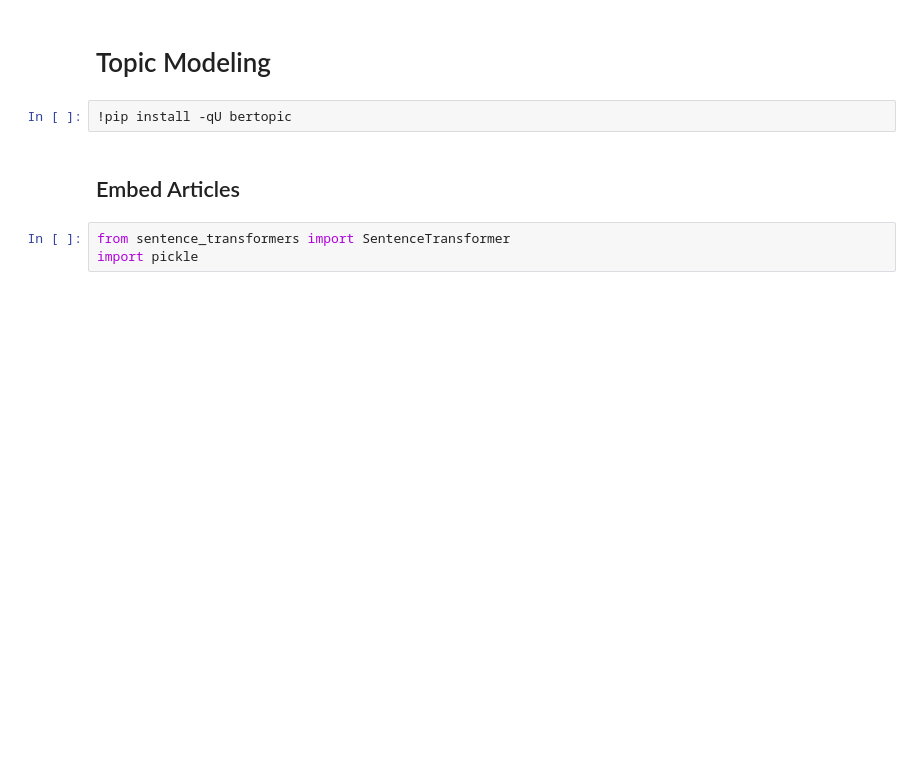
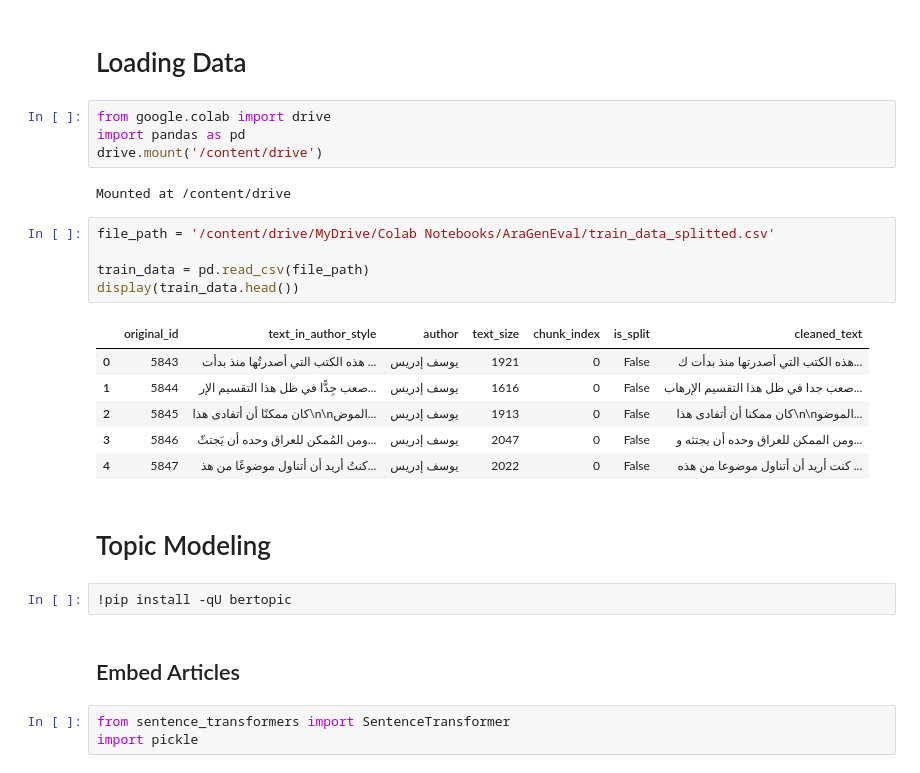
Before and after one commit to MuhammadHelmyOmar/Authorship-Identification, a Jupyter notebook: topic_anlalysis.ipynb, the cells around one changed output. Saved outputs shown, nothing was run; the diff lists cells and outputs as text; blank space fills up the shorter version.

```diff
--- a/topic_anlalysis.ipynb
+++ b/topic_anlalysis.ipynb
@@ -1,5 +1,25 @@
 # %% [markdown]
 <a href="https://colab.research.google.com/github/MuhammadHelmyOmar/Authorship-Identification/blob/main/topic_anlalysis.ipynb" target="_parent"><img src="https://colab.research.google.com/assets/colab-badge.svg" alt="Open In Colab"/></a>
+# %% [markdown]
+# Loading Data
+# %%
+from google.colab import drive
+import pandas as pd
+drive.mount('/content/drive')
+# %% [output]
+Mounted at /content/drive
+# %%
+file_path = '/content/drive/MyDrive/Colab Notebooks/AraGenEval/train_data_splitted.csv'
+
+train_data = pd.read_csv(file_path)
+display(train_data.head())
+# %% [output]
+|  | original_id | text_in_author_style | author | text_size | chunk_index | is_split | cleaned_text |
+| 0 | 5843 | هذه الكتب التي أصدرتُها منذ بدأت ... | يوسف إدريس | 1921 | 0 | False | هذه الكتب التي أصدرتها منذ بدأت ك... |
+| 1 | 5844 | صعب جِدًّا في ظل هذا التقسيم الإر... | يوسف إدريس | 1616 | 0 | False | صعب جدا في ظل هذا التقسيم الإرهاب... |
+| 2 | 5845 | كان ممكنًا أن أتفادى هذا\n\nالموض... | يوسف إدريس | 1913 | 0 | False | كان ممكنا أن أتفادى هذا\n\nالموضو... |
+| 3 | 5846 | ومن المُمكن للعراق وحده أن يَجتثّ... | يوسف إدريس | 2047 | 0 | False | ومن الممكن للعراق وحده أن يجتثه و... |
+| 4 | 5847 | كنتُ أريد أن أتناول موضوعًا من هذ... | يوسف إدريس | 2022 | 0 | False | كنت أريد أن أتناول موضوعا من هذه ... |
 # %% [markdown]
 # Topic Modeling
 # %%
```
Also changed, not shown: parts of 6 cells of this notebook.
